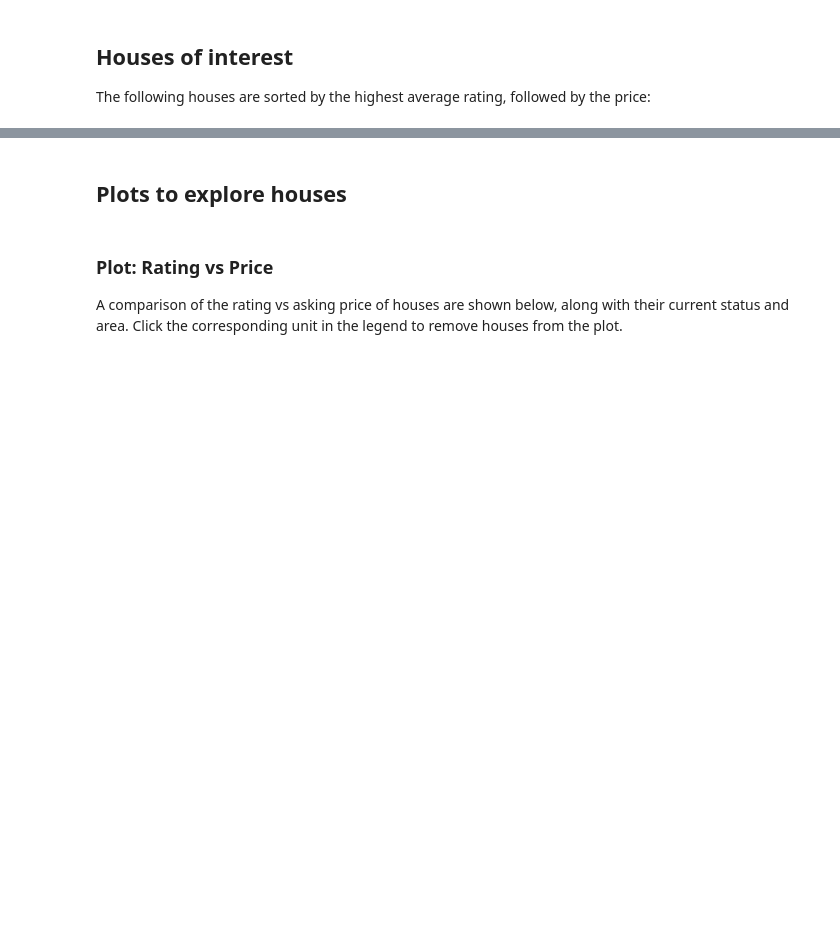
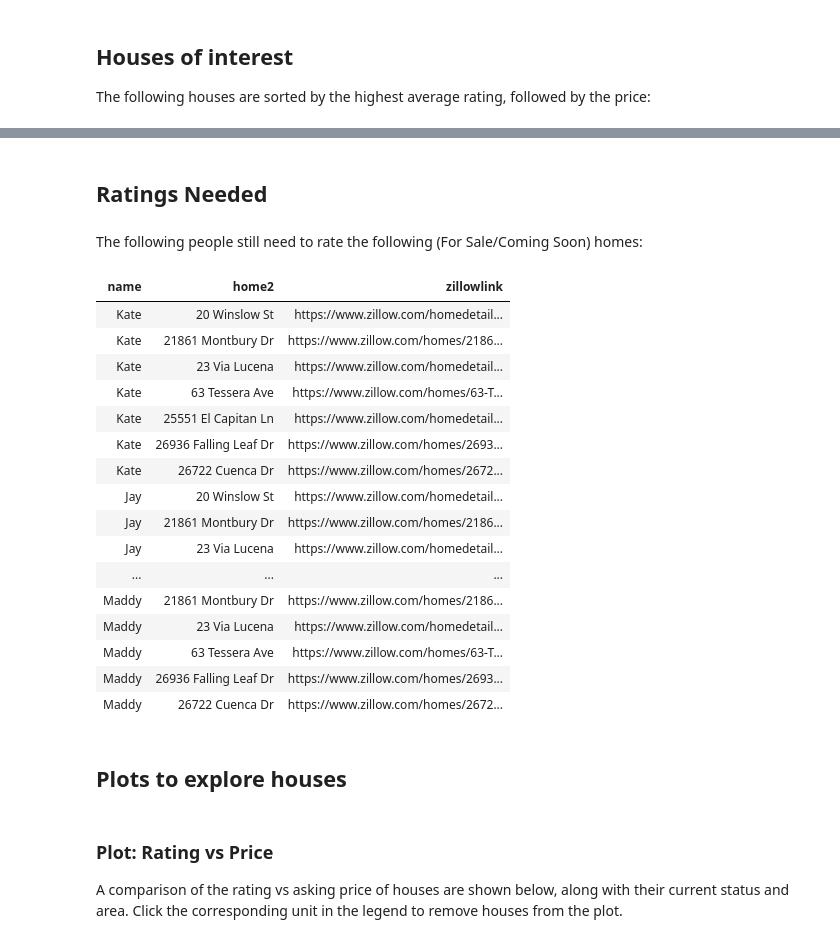
Before and after one commit to dylanwalker/thoughts, a Jupyter notebook: _notebooks/2022-01-02-HouseSearch2021.ipynb, the cells around one changed output, grey strips where cells are left out. Cells and saved outputs as stored; diff of their text form; code cells hidden in the pictures; blank space fills up the shorter version.

```diff
--- a/_notebooks/2022-01-02-HouseSearch2021.ipynb
+++ b/_notebooks/2022-01-02-HouseSearch2021.ipynb
@@ -120,3 +108,31 @@ hdf.loc[(hdf.status=="For Sale")&(hdf.aveq>=7),["status","home","zillowlink","pr
+# %% [markdown]
+## Ratings Needed
+# %% [markdown]
+The following people still need to rate the following (For Sale/Coming Soon) homes:
+# %%
+#hide_input
+raters = [c for c in hdf.columns if c[-1]=='q' and c!='aveq']
+ntrdf = hdf.query(f"status=='For Sale' or status =='Coming Soon'").loc[:,['home2','zillowlink']+raters].melt(id_vars = ['home2','zillowlink'],value_vars=raters).query("value=='NaN'").assign(name = lambda x: x.variable.str[:-1].str.capitalize()).loc[:,['name','home2','zillowlink']]
+ntrdf.style.format({'zillowlink': lambda x: f'<a href="{x}">{x}</a>'}).hide_index()
+#show(ntrdf,scrollY="800px",paging=False)#.groupby('variable').home2.apply(lambda x: '<br>'.join(x) ).reset_index()
+# %% [output]
+| name | home2 | zillowlink |
+| Kate | 20 Winslow St | https://www.zillow.com/homedetail... |
+| Kate | 21861 Montbury Dr | https://www.zillow.com/homes/2186... |
+| Kate | 23 Via Lucena | https://www.zillow.com/homedetail... |
+| Kate | 63 Tessera Ave | https://www.zillow.com/homes/63-T... |
+| Kate | 25551 El Capitan Ln | https://www.zillow.com/homedetail... |
+| Kate | 26936 Falling Leaf Dr | https://www.zillow.com/homes/2693... |
+| Kate | 26722 Cuenca Dr | https://www.zillow.com/homes/2672... |
+| Jay | 20 Winslow St | https://www.zillow.com/homedetail... |
+| Jay | 21861 Montbury Dr | https://www.zillow.com/homes/2186... |
+| Jay | 23 Via Lucena | https://www.zillow.com/homedetail... |
+| ... | ... | ... |
+| Maddy | 21861 Montbury Dr | https://www.zillow.com/homes/2186... |
+| Maddy | 23 Via Lucena | https://www.zillow.com/homedetail... |
+| Maddy | 63 Tessera Ave | https://www.zillow.com/homes/63-T... |
+| Maddy | 26936 Falling Leaf Dr | https://www.zillow.com/homes/2693... |
+| Maddy | 26722 Cuenca Dr | https://www.zillow.com/homes/2672... |
 # %% [markdown]
 ## Plots to explore houses
 # %% [markdown]
```
Also changed, not shown: parts of 7 cells of this notebook.
